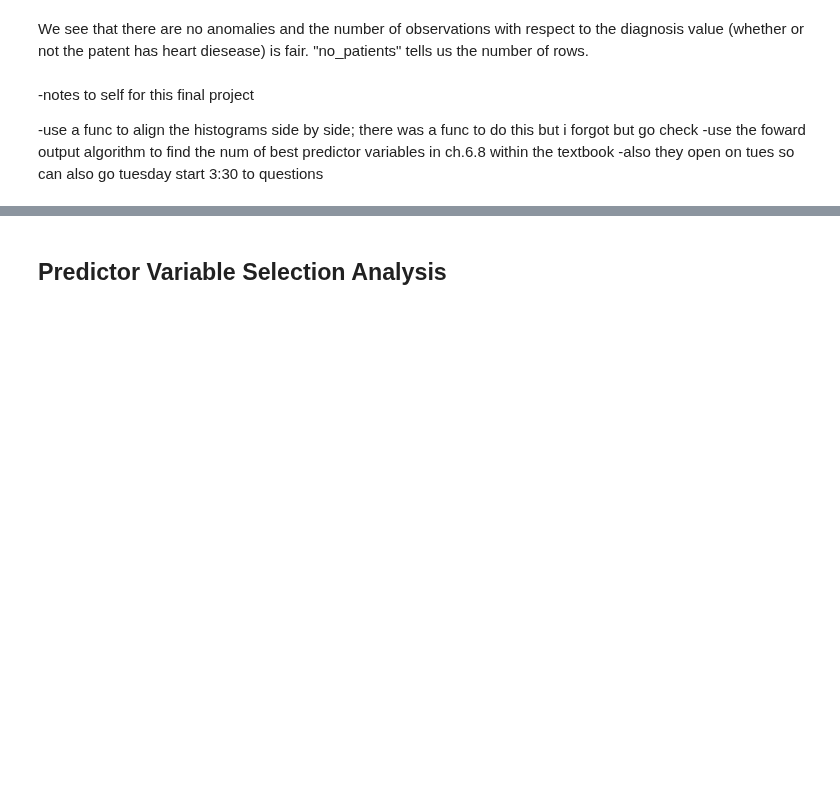
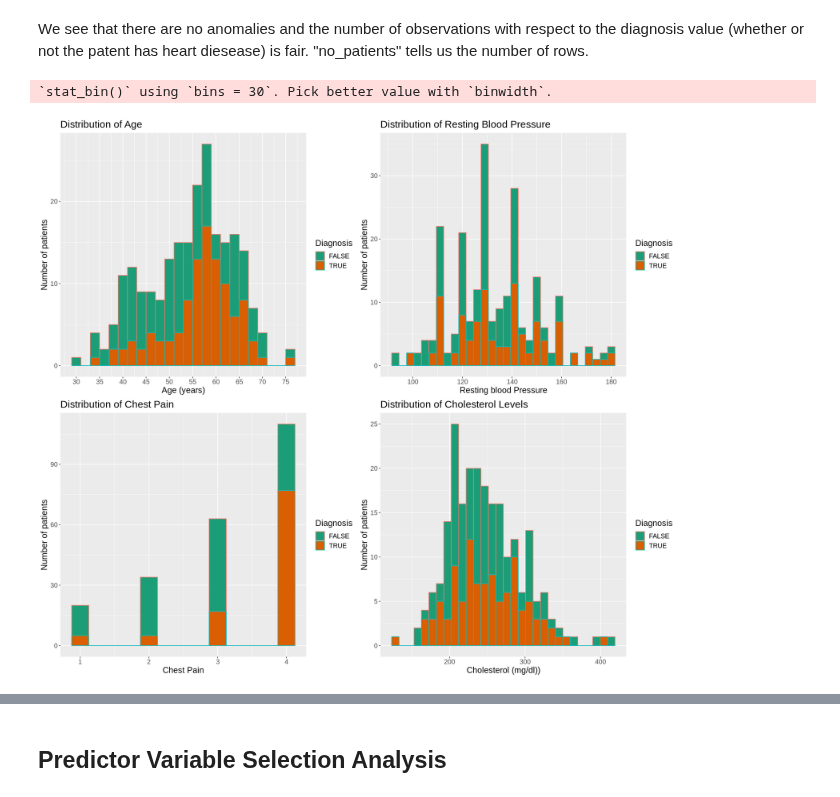
Before and after one commit to ibrahim1623/DSCI-100-Project, a Jupyter notebook: jason's_final_work.ipynb, the cells around one changed output, grey strips where cells are left out. Cells and saved outputs as stored; diff of their text form; code cells hidden in the pictures; blank space fills up the shorter version.

```diff
--- a/jason's_final_work.ipynb
+++ b/jason's_final_work.ipynb
@@ -93,50 +179,46 @@ heart_summarized
 # %% [markdown]
 We see that there are no anomalies and the number of observations with respect to the diagnosis value (whether or not the patent has heart diesease) is fair. "no_patients" tells us the number of rows.
 # %%
-# #Plotting this data to find correlation of diagnosis
-# options(repr.plot.width = 8, repr.plot.height = 7)
+#Plotting this data to find correlation of diagnosis
+options(repr.plot.width = 8, repr.plot.height = 7)
 
-# # RColorBrewer features for color blindness
-# library(RColorBrewer)
+# RColorBrewer features for color blindness
+library(RColorBrewer)
 
 
-# graph <- ggplot(heart_training, aes(x = age, fill = diag, color = diag)) +
-#                  geom_histogram() +
-#                  labs(x = "Age (years)", y = "Number of patients", color = "Diagnosis", fill = "Diagnosis", title = "Distribution of Age") +
-#                  theme(text = element_text(size = 15)) +
-#                  scale_fill_brewer(palette = "Dark2")
+graph <- ggplot(heart_training, aes(x = age, fill = diag, color = diag)) +
+                 geom_histogram(binwidth=2) +
+                 labs(x = "Age (years)", y = "Number of patients", color = "Diagnosis", fill = "Diagnosis",
+                      title = "Distribution of Age") +
+                 theme(text = element_text(size = 15)) +
+                 scale_x_continuous(breaks = seq(20, 80, by = 5)) +
+                 scale_fill_brewer(palette = "Dark2")
 
-# graph2 <- ggplot(heart_training, aes(x = cp, color = diag, fill = diag)) +
-#                  geom_histogram(bins = 15) +
-#                  labs(x = "Chest Pain", y = "Number of patients", color = "Diagnosis", fill = "Diagnosis", title = "Distribution of Chest Pains") +
-#                  theme(text = element_text(size = 15))+
-#                  scale_fill_brewer(palette = "Dark2")
+graph2 <- ggplot(heart_training, aes(x = cp, color = diag, fill = diag)) +
+                 geom_histogram(bins = 13) +
+                 labs(x = "Chest Pain", y = "Number of patients", color = "Diagnosis", fill = "Diagnosis",
+                      title = "Distribution of Chest Pain") +
+                 theme(text = element_text(size = 15))+
+                 scale_fill_brewer(palette = "Dark2")
 
-# graph3 <- ggplot(heart_training, aes(x = trestbps, color = diag, fill = diag)) +
-#                  geom_histogram() +
-#                  labs(x = "Age (years)", y = "Number of patients",
-#                       color = "Diagnosis", fill = "Diagnosis", title = "Distribution of Resting Blood Pressure") +
-#                  theme(text = element_text(size = 15))+
-#                  scale_fill_brewer(palette = "Dark2")
+graph3 <- ggplot(heart_training, aes(x = trestbps, color = diag, fill = diag)) +
+                 geom_histogram(binwidth=3) +
+                 labs(x = "Resting blood Pressure", y = "Number of patients",
+                      color = "Diagnosis", fill = "Diagnosis", title = "Distribution of Resting Blood Pressure") +
+                 theme(text = element_text(size = 15))+
+                 scale_fill_brewer(palette = "Dark2")
 
-# graph4 <- ggplot(heart_training, aes(x = chol,  color = diag, fill = diag)) +
-#                  geom_histogram() +
-#                  labs(x = "Cholesterol (mg/dl))", y = "Number of patients",
-#                       color = "Diagnosis", fill = "Diagnosis", title = "Distribution of Cholesterol levels") +
-#                  theme(text = element_text(size = 15))+
-#                  scale_fill_brewer(palette = "Dark2")
+graph4 <- ggplot(heart_training, aes(x = chol,  color = diag, fill = diag)) +
+                 geom_histogram() +
+                 labs(x = "Cholesterol (mg/dl))", y = "Number of patients",
+                      color = "Diagnosis", fill = "Diagnosis", title = "Distribution of Cholesterol Levels") +
+                 theme(text = element_text(size = 15))+
+                 scale_fill_brewer(palette = "Dark2")
 
-# graph
-# graph2
-# graph3
-# graph4
-
-# plot_grid(priciest_plot, avocado_plot, n = 1,
-#           labels = c("BuffaloRochester Avocado prices Average vs Total Volume (2018)",
-#                      "Houston Avocado prices Average vs Total Volume (2018)"))
+#To make visulations bigger
+options(repr.plot.width = 16, repr.plot.height = 14)
+plot_grid(graph,graph2,graph3,graph4, byrow = FALSE,
+          ncol = 2, nrow = 2)
+# %% [output]
+`stat_bin()` using `bins = 30`. Pick better value with `binwidth`.
+[figure, added]
-# %% [markdown]
--notes to self for this final project
-
--use a func to align the histograms side by side; there was a func to do this but i forgot but go check
--use the foward output algorithm to find the num of best predictor variables in ch.6.8 within the textbook
--also they open on tues so can also go tuesday start 3:30 to questions
```
Also changed, not shown: parts of 15 cells of this notebook.
